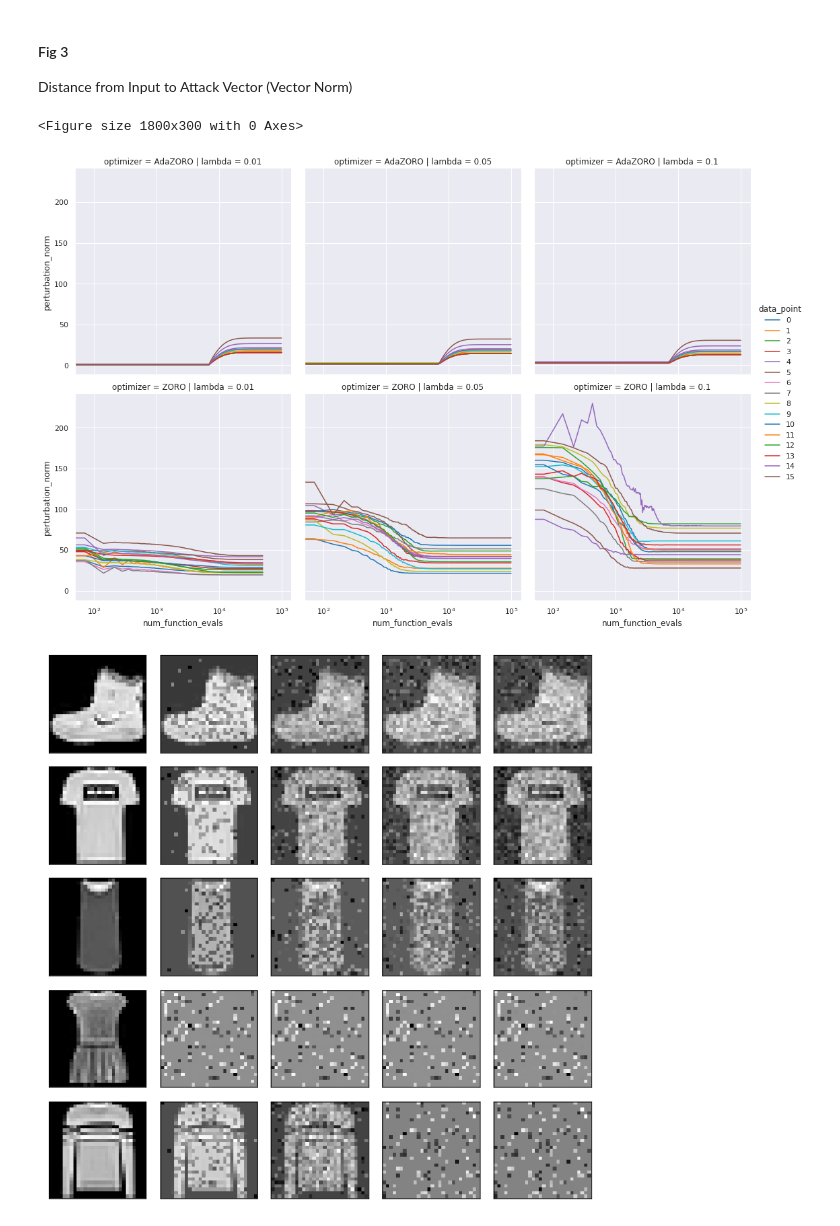
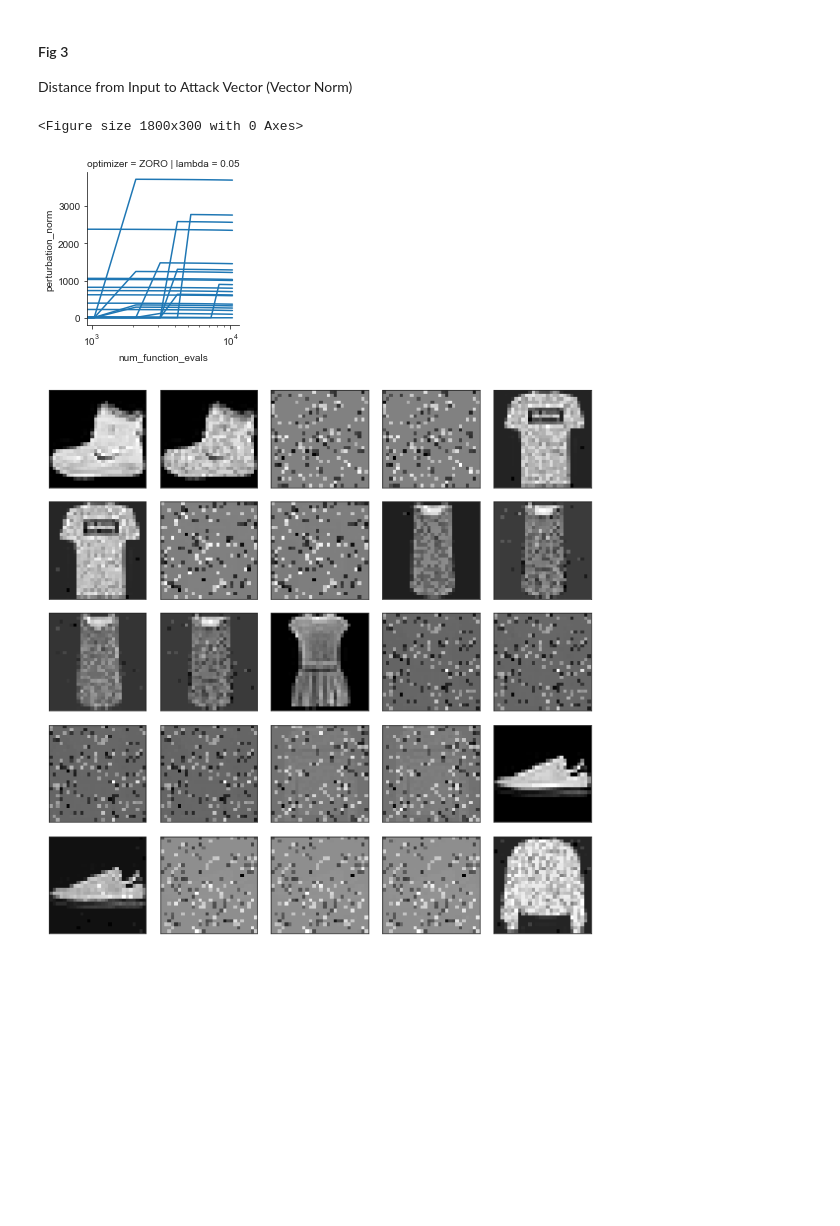
Before and after one commit to warhuus/optml-project, a Jupyter notebook: VisualizeResultsFashion.ipynb, the cells around one changed output. Drawn from its saved outputs; the diff is of its cells as text; code cells hidden in the pictures; blank space fills up the shorter version.

```diff
--- a/VisualizeResultsFashion.ipynb
+++ b/VisualizeResultsFashion.ipynb
@@ -225,16 +146,17 @@ Distance from Input to Attack Vector (Vector Norm)
 plt.figure(figsize=(6, 1), dpi=300)
 
 sns.relplot(
-    data=report_all, x="num_function_evals", y="perturbation_norm",
-    row="optimizer", col="lambda", hue="data_point",
-    kind="line", palette="tab10"
+    data=report_all[report_all['lambda'] == 0.05], x="num_function_evals", y="perturbation_norm",
+    row="optimizer", col="lambda", units="data_point", estimator=None,
+    kind="line", palette="tab10", height=3,
+    aspect=1
 )
 plt.xscale("log")
 
-plt.savefig("gaussian_dim100_perturb_norm.pdf")
+plt.savefig("fashion_perturb_norm.pdf")
 # %% [output]
 <Figure size 1800x300 with 0 Axes>
-[figure, old version]
+[figure, new version]
 # %%
 import FashionMNIST.utils as fashionmnist_utils
 import os
@@ -265,30 +187,50 @@ def compile_report_fashion(path):
         number_evals.extend(report[i][j]["evals"] for j in range(len(report[i])))
         perturbation_norms.extend([np.linalg.norm(original - results[j], 2) for j in range(len(report[i]))])
 
         # use the data and model to get the predicted label
         pred_classes = []
         for image in results:
             image_3channels = transforms.Lambda(lambda x: torch.tensor(x).repeat(1, 3, 1, 1))(image)
             with torch.no_grad():
                 output = model(image_3channels.type(torch.FloatTensor))
             pr = torch.nn.functional.softmax(output[0], dim=0).cpu().numpy()
             pred_classes += [np.argmax(pr)]
 
         predictions.extend(pred_classes)
         changed_images.extend(results)
 
     results_df = pd.DataFrame(
         {**{"data_point" : data_point,
          "iteration" : iteration,
          "num_function_evals": number_evals,
          "perturbation_norm": perturbation_norms,
          "distance_to_boundary": predictions,
          "label" : labels,
          "optimizer": len(labels) * ["AdaZORO" if False else "ZORO"],
          "lambda" : len(labels) * [0.01],
          "dimensionality" : len(labels) * [784]
         },
         **{f'pixel_{i}': row for i, row in enumerate(np.vstack(changed_images).T)}}
     )
     results_df.to_csv('report_thingy.csv')
     return results_df
+results = compile_report_fashion('ZORO_L_005_report.pt')
+pixel_cols = results.columns[results.columns.str.contains('pixel')]
+imgs = [r.reshape((28, 28)) for r in results[pixel_cols].to_numpy()]
+fig, axes = plt.subplots(5, 5, figsize=(8, 8))
+ax = axes.ravel()
+j = 0
+for i, im in zip(range(len(imgs)), imgs):
+    try:
+        if (i % 14 in [0, 13] or (i % 14 - 1) % 4 == 0):
+            img = (im + im.min()) / im.max()
+            ax[j].imshow(img, cmap='gray')
+            ax[j].set_xticks([])
+            ax[j].set_yticks([])
+            j += 1
+    except IndexError:
+        break
+plt.tight_layout()
+# plt.savefig('fashion_resulting_images.pdf')
+# %% [output]
+[figure, added]
@@ -299,18 +236,0 @@ imgs = [r.reshape((28, 28)) for r in results[pixel_cols].to_numpy()]
-# %%
-fig, axes = plt.subplots(5, 5, figsize=(8, 8))
-ax = axes.ravel()
-j = 0
-for i, im in zip(range(len(imgs)), imgs):
-    try:
-        if (i % 14 in [0, 13] or (i % 14 - 1) % 4 == 0):
-            img = (im + im.min()) / im.max()
-            ax[j].imshow(img, cmap='gray')
-            ax[j].set_xticks([])
-            ax[j].set_yticks([])
-            j += 1
-    except IndexError:
-        break
-plt.tight_layout()
-plt.savefig('fashion_resulting_images.pdf')
-# %% [output]
-[figure, removed]
```
Also changed, not shown: parts of 23 cells of this notebook, 1 other file.
